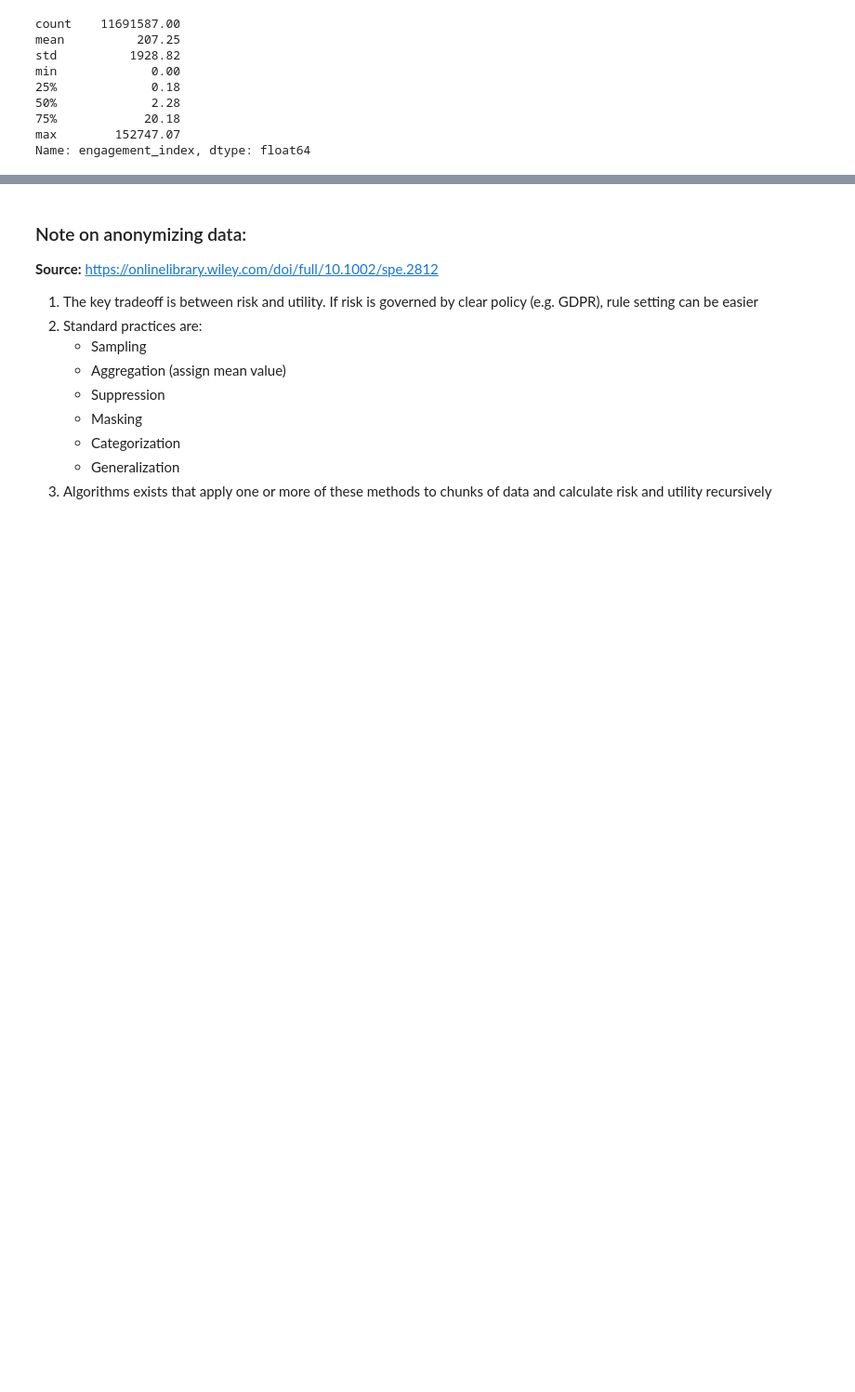
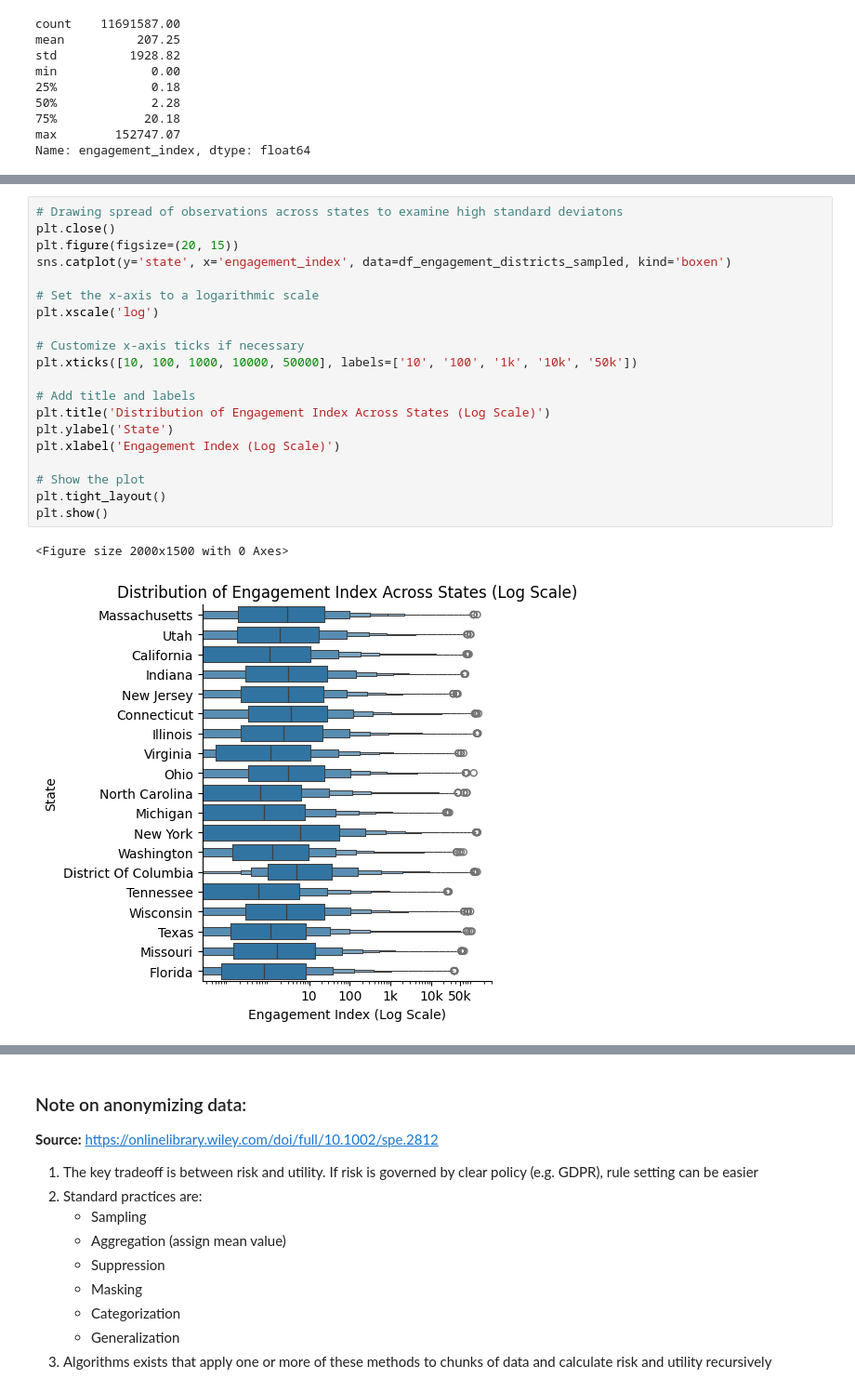
Before and after one commit to eshanprashar/covid_edtech_usage, a Jupyter notebook: code/01_eda_district_info.ipynb, the cells around one changed output, grey strips where cells are left out. Shown at 93% size. Saved outputs shown, nothing was run; the diff lists cells and outputs as text; blank space fills up the shorter version.

```diff
--- a/code/01_eda_district_info.ipynb
+++ b/code/01_eda_district_info.ipynb
@@ -206,3 +200,26 @@ plt.tight_layout()
 plt.show()
 # %% [output]
 [figure]
+# %%
+# Drawing spread of observations across states to examine high standard deviatons
+plt.close()
+plt.figure(figsize=(20, 15))
+sns.catplot(y='state', x='engagement_index', data=df_engagement_districts_sampled, kind='boxen')
+
+# Set the x-axis to a logarithmic scale
+plt.xscale('log')
+
+# Customize x-axis ticks if necessary
+plt.xticks([10, 100, 1000, 10000, 50000], labels=['10', '100', '1k', '10k', '50k'])
+
+# Add title and labels
+plt.title('Distribution of Engagement Index Across States (Log Scale)')
+plt.ylabel('State')
+plt.xlabel('Engagement Index (Log Scale)')
+
+# Show the plot
+plt.tight_layout()
+plt.show()
+# %% [output]
+<Figure size 2000x1500 with 0 Axes>
+[figure, added]
```
Also changed, not shown: parts of 19 cells of this notebook, 1 other file.
